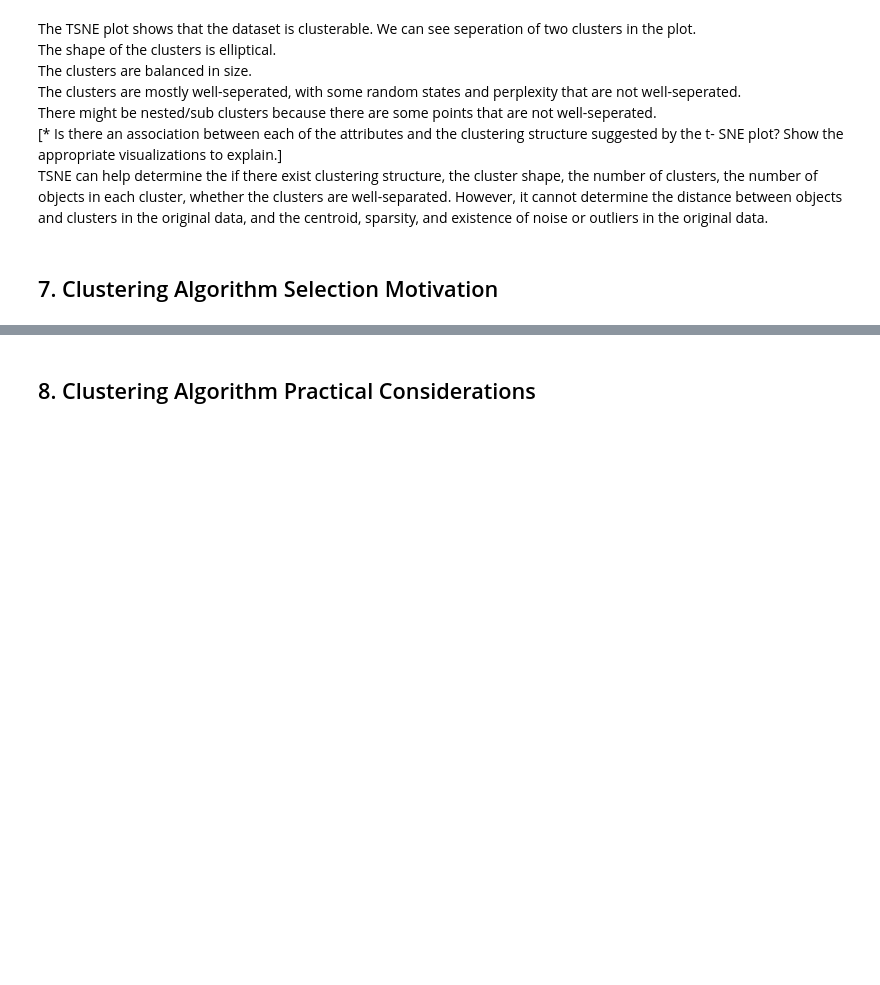
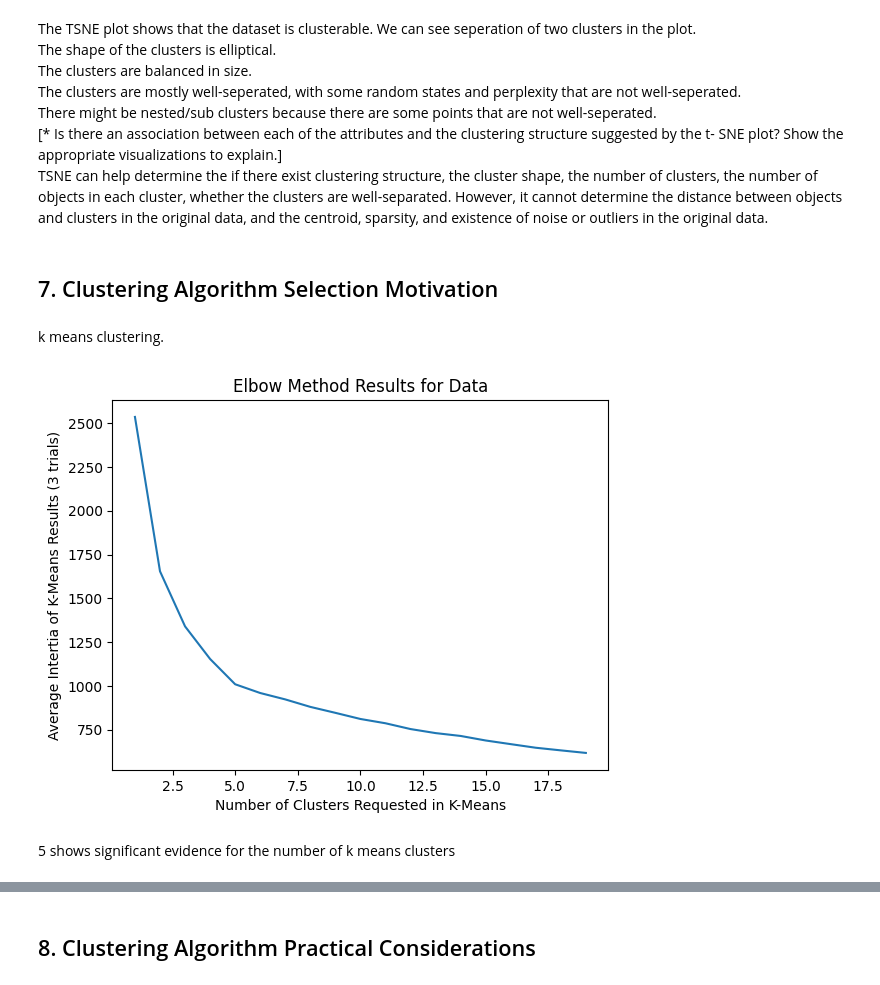
Before and after one commit to agrigortsuk/stat437project, a Jupyter notebook: new_dataset.ipynb, the cells around one changed output, grey strips where cells are left out. Saved outputs shown, nothing was run; the diff lists cells and outputs as text; code cells hidden in the pictures; blank space fills up the shorter version.

```diff
--- a/new_dataset.ipynb
+++ b/new_dataset.ipynb
@@ -328,3 +331,26 @@ There might be nested/sub clusters because there are some points that are not we
 TSNE can help determine the if there exist clustering structure, the cluster shape, the number of clusters, the number of objects in each cluster, whether the clusters are well-separated. However, it cannot determine the distance between objects and clusters in the original data, and the centroid, sparsity, and existence of noise or outliers in the original data.
 # %% [markdown]
 ## 7. Clustering Algorithm Selection Motivation
+# %% [markdown]
+k means clustering.
+# %%
+from sklearn.cluster import KMeans
+
+cluster_num_list = range(1,20)
+avg_inertia_list = []
+for k in cluster_num_list:
+    sub_inertia_list = []
+    for i in range(0,3):
+        kmeans=KMeans(n_clusters=k).fit(X_scaled)
+        sub_inertia_list.append(kmeans.inertia_)
+    avg_inertia_list.append(np.average(sub_inertia_list))
+
+plt.plot(cluster_num_list, avg_inertia_list)
+plt.xlabel("Number of Clusters Requested in K-Means")
+plt.ylabel("Average Intertia of K-Means Results (3 trials)")
+plt.title("Elbow Method Results for Data")
+plt.show()
+# %% [output]
+[figure, added]
+# %% [markdown]
+5 shows significant evidence for the number of k means clusters
```
Also changed, not shown: parts of 22 cells of this notebook.
